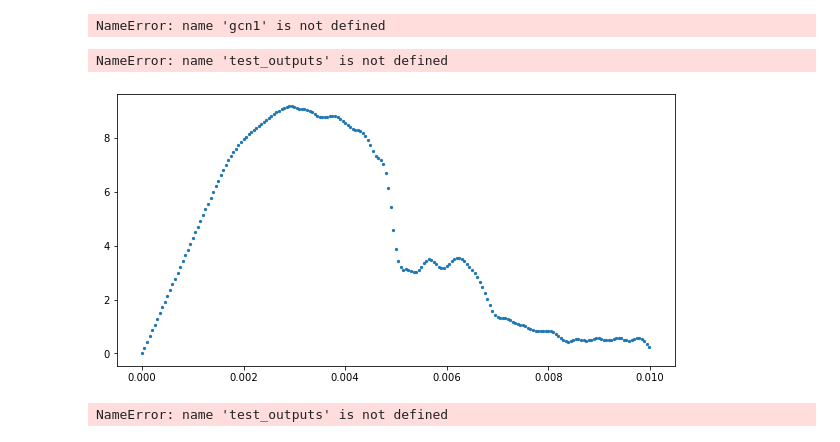
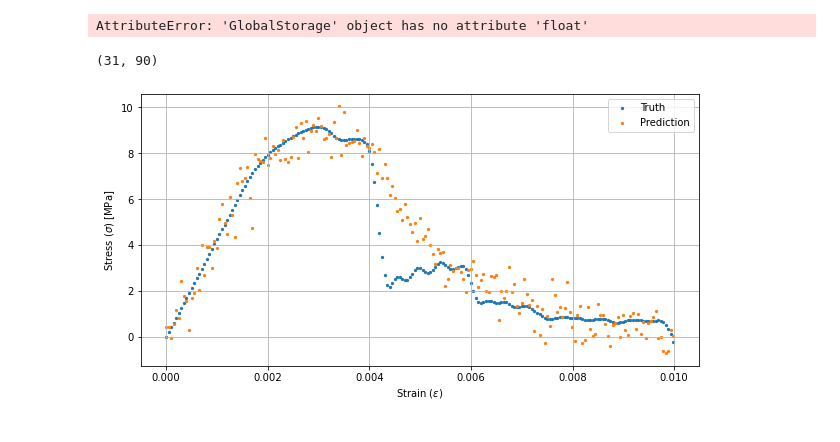
Before and after one commit to niccoforte/NF-PhD-gitRepo, a Jupyter notebook: code/GNNs.ipynb, the cells around one changed output. Cells and saved outputs as stored; diff of their text form; code cells hidden in the pictures.

```diff
--- a/code/GNNs.ipynb
+++ b/code/GNNs.ipynb
@@ -122,14 +60,14 @@ visualize_graph(train_dataloader, colors=None, layout="kk")
 # %%
-gcn1 = GCN(in_size, h_size, out_size).to(device)
-gcn1.apply(weights_init)
-# print(torch.cuda.is_available())   ### TODO: GPU
+gcn1 = GCN(in_size, h_size, out_size, norm="batch", pool="mean").to(device)
+gat1 = GAT(in_size, h_size, out_size, heads=1, norm="batch", pool="mean").to(device)
+model = gat1
 
-opt = optim.Adam(gcn1.parameters(), lr=LEARNING_RATE)
+opt = optim.Adam(model.parameters(), lr=LEARNING_RATE, weight_decay=1e-4)
 lossf = nn.MSELoss()
 
-earlyStop = EarlyStopping(patience=50, min_delta=1e-4, verbose=True)
+earlyStop = EarlyStopping(patience=25, min_delta=1e-4, verbose=True)
 
-ReduceLR = optim.lr_scheduler.ReduceLROnPlateau(opt, mode="min", factor=0.2427, patience=15, threshold=1e-4, verbose=True)
+ReduceLR = optim.lr_scheduler.ReduceLROnPlateau(opt, mode="min", factor=0.7, patience=8, threshold=1e-3, verbose=True)
 OneCycleLR = torch.optim.lr_scheduler.OneCycleLR(opt, max_lr=1e-3, steps_per_epoch=len(train_dataloader), epochs=n_epochs)
 CosineAnnealingLR = torch.optim.lr_scheduler.CosineAnnealingLR(opt, T_max=n_epochs)
 # %%
@@ -147,21 +99,14 @@ NameError: name 'epoch' is not defined
 # %%
-test_outputs = predict_model("gcn", gcn1, test_dataloader)
-test_outputs = standardize(test_outputs, outParams[0], outParams[1], mode=1)
+test_outputs = predict_model("gnn", model, test_dataloader)
+test_outputs = standardize(test_outputs, DAT.outParams[0], DAT.outParams[1], mode=1)
 # %% [output]
-NameError: name 'gcn1' is not defined
+AttributeError: 'GlobalStorage' object has no attribute 'float'
-# %%
-fig = plt.figure(figsize=(10, 5))
-plt.scatter(perOUT[0], train_out[10]+perOUT[1], s=5, label="Truth")
-plt.scatter(perOUT[0], test_outputs[10]+perOUT[1], s=5, label="Prediction")
-plt.ylabel("Stress ($\sigma$) [MPa]")
-plt.xlabel("Strain ($\epsilon$)")
-plt.legend()
-plt.grid()
-# %% [output]
-NameError: name 'test_outputs' is not defined
-[figure, old version]
 # %%
-err = list(abs(sum(test_out[:,60:140] - test_outputs[:,60:140])))
+err = list(sum(abs(DAT.test_out - test_outputs)))
 err.index(min(err)), err.index(max(err))
 # %% [output]
-NameError: name 'test_outputs' is not defined
+(31, 90)
+# %%
+plot_StressStrainOUT(DAT.perOUT, DAT.train_out, test_outputs, indx=93)
+# %% [output]
+[figure, new version]
```
Also changed, not shown: parts of 16 cells of this notebook, 2 other files.
